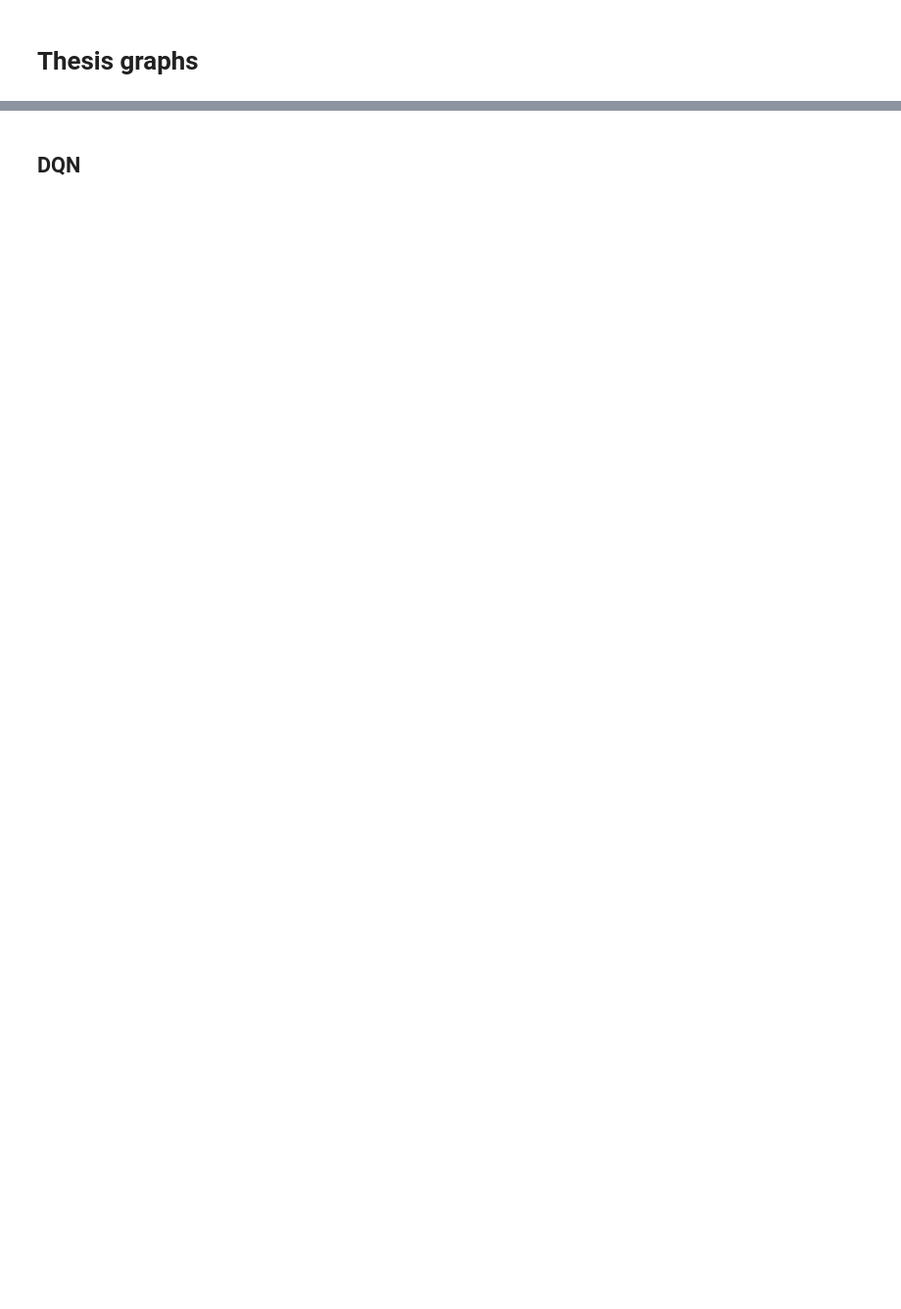
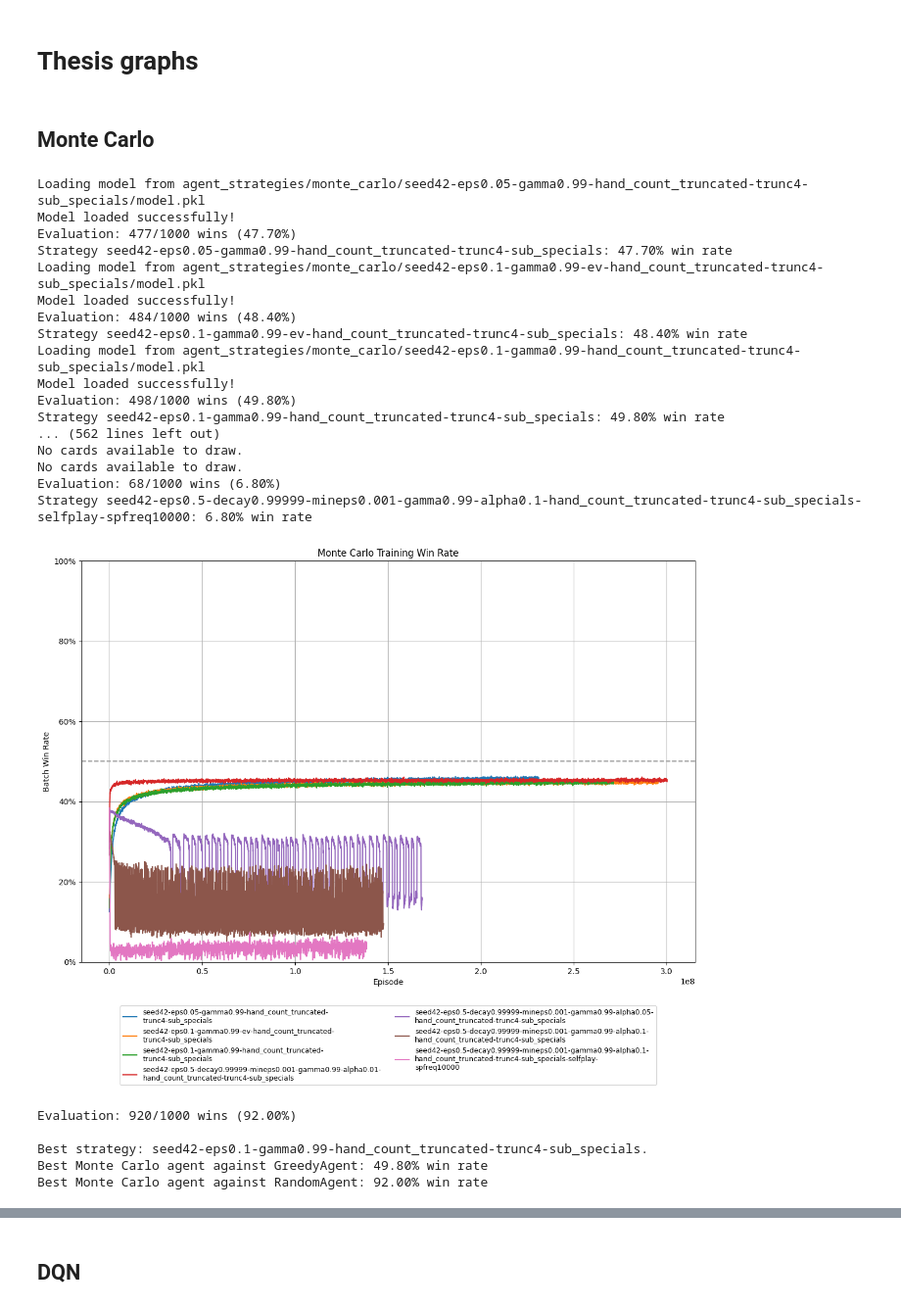
Before and after one commit to vasatjos/bachelor-thesis, a Jupyter notebook: src/graphs.ipynb, the cells around one changed output, grey strips where cells are left out. Shown at 98% size. Saved outputs shown, nothing was run; the diff lists cells and outputs as text; code cells hidden in the pictures; blank space fills up the shorter version.

Commit message:
Graph out Agent win rates

```diff
--- a/src/graphs.ipynb
+++ b/src/graphs.ipynb
@@ -5,0 +94,28 @@ import matplotlib.pyplot as plt
+# %% [markdown]
+## Monte Carlo
+# %%
+plot_and_eval_algorithm("Monte Carlo", MonteCarloAgent, "agent_strategies/monte_carlo")
+# %% [output]
+Loading model from agent_strategies/monte_carlo/seed42-eps0.05-gamma0.99-hand_count_truncated-trunc4-sub_specials/model.pkl
+Model loaded successfully!
+Evaluation: 477/1000 wins (47.70%)
+Strategy seed42-eps0.05-gamma0.99-hand_count_truncated-trunc4-sub_specials: 47.70% win rate
+Loading model from agent_strategies/monte_carlo/seed42-eps0.1-gamma0.99-ev-hand_count_truncated-trunc4-sub_specials/model.pkl
+Model loaded successfully!
+Evaluation: 484/1000 wins (48.40%)
+Strategy seed42-eps0.1-gamma0.99-ev-hand_count_truncated-trunc4-sub_specials: 48.40% win rate
+Loading model from agent_strategies/monte_carlo/seed42-eps0.1-gamma0.99-hand_count_truncated-trunc4-sub_specials/model.pkl
+Model loaded successfully!
+Evaluation: 498/1000 wins (49.80%)
+Strategy seed42-eps0.1-gamma0.99-hand_count_truncated-trunc4-sub_specials: 49.80% win rate
+... (562 lines left out)
+No cards available to draw.
+No cards available to draw.
+Evaluation: 68/1000 wins (6.80%)
+Strategy seed42-eps0.5-decay0.99999-mineps0.001-gamma0.99-alpha0.1-hand_count_truncated-trunc4-sub_specials-selfplay-spfreq10000: 6.80% win rate
+[figure, added]
+Evaluation: 920/1000 wins (92.00%)
+
+Best strategy: seed42-eps0.1-gamma0.99-hand_count_truncated-trunc4-sub_specials.
+Best Monte Carlo agent against GreedyAgent: 49.80% win rate
+Best Monte Carlo agent against RandomAgent: 92.00% win rate
```
Also changed, not shown: parts of 11 cells of this notebook.
